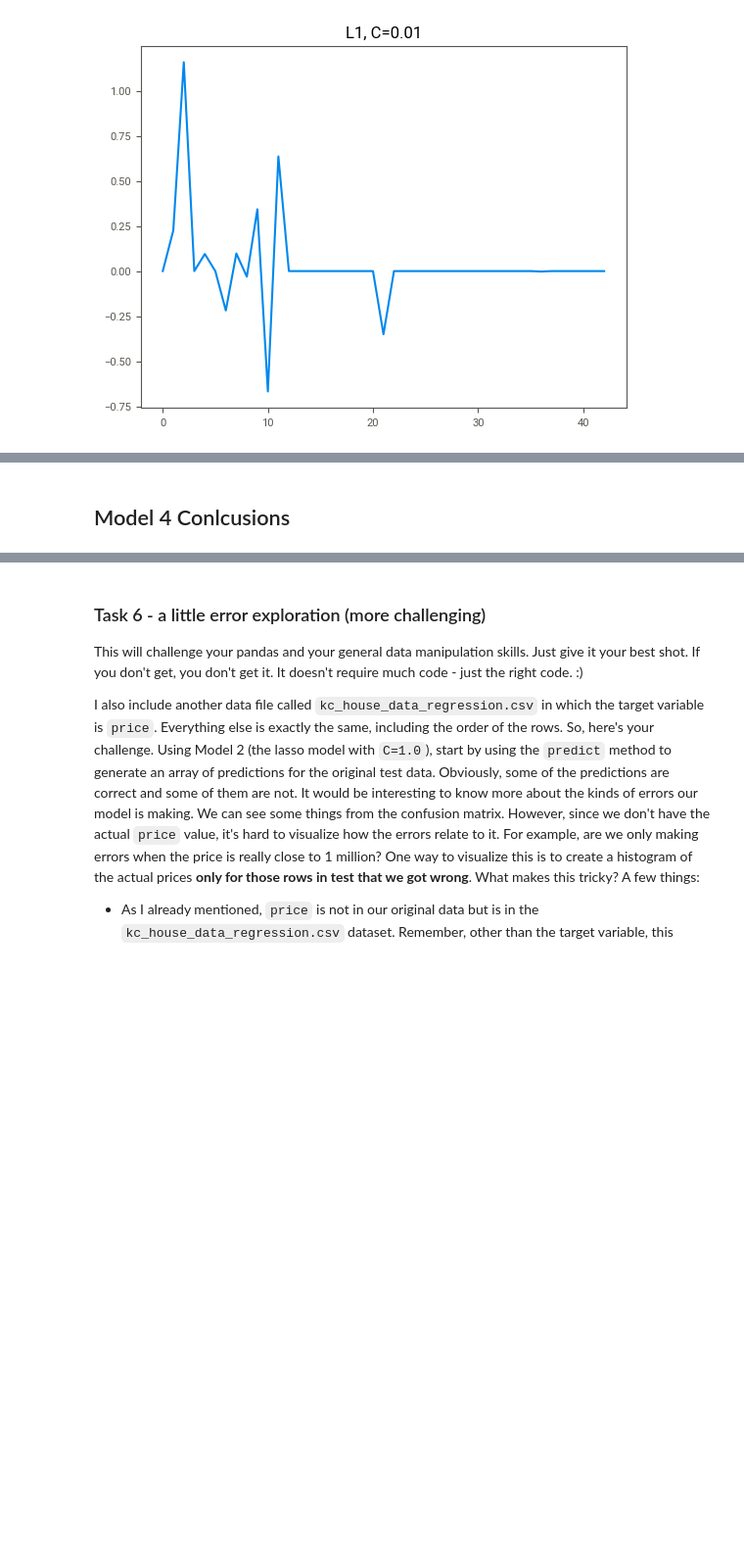
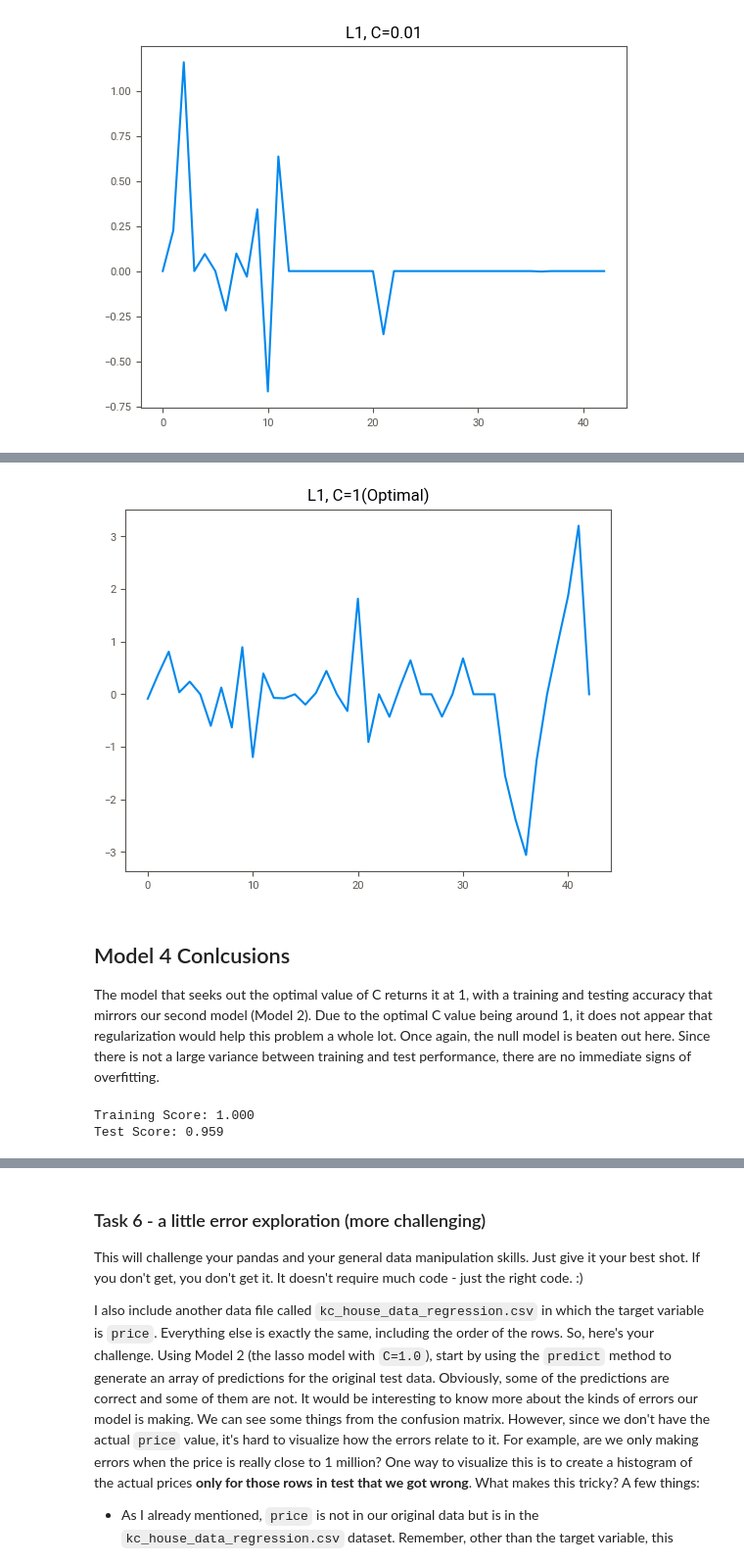
Before and after one commit to davidadewole10/hw1aap, a Jupyter notebook: aap_hw1_s24_sklearn.ipynb, the cells around one changed output, grey strips where cells are left out. Shown: that part at 98% size. Drawn from its saved outputs; the diff is of its cells as text; code cells hidden in the pictures; blank space fills up the shorter version.

```diff
--- a/aap_hw1_s24_sklearn.ipynb
+++ b/aap_hw1_s24_sklearn.ipynb
@@ -446,0 +415,25 @@ print("Test Score: %.3f" % clf4.score(X_test, y_test))
+# %%
+# Classifier Model
+clf_model4 = LogisticRegressionCV(
+    Cs=[0.001, 0.01, 0.1, 1, 10, 100, 1000],  # Reduced range of Cs
+    penalty='l1',
+    solver='saga',
+    max_iter=1000,  # Reduced max_iter
+    cv=5,
+    scoring='accuracy'
+)
+
+# Append Classifier to Preprocessing Pipeline
+clf4 = Pipeline(steps=[('preprocessor', preprocessor),
+                       ('classifier', clf_model4)])
+
+# Fit the model
+clf4.fit(X_train, y_train)
+
+# Optimal C value
+optimal_C = clf_model4.C_[0]
+
+# Print scores
+print("Training Score: %.3f" % clf4.score(X_train, y_train))
+print("Test Score: %.3f" % clf4.score(X_test, y_test))
+print(f"The optimal C value is: {optimal_C}")
@@ -449,7 +464,11 @@ print("Test Score: %.3f" % clf4.score(X_test, y_test))
 # %%
 # Model 4 - Correlation Plot
+coef_plot(clf4, 'L1, C=1(Optimal)')
+# %% [output]
+[figure, added]
 # %% [markdown]
 ## Model 4 Conlcusions
+The model that seeks out the optimal value of C returns it at 1, with a training and testing accuracy that mirrors our second model (Model 2). Due to the optimal C value being around 1, it does not appear that regularization would help this problem a whole lot. Once again, the null model is beaten out here. Since there is not a large variance between training and test performance, there are no immediate signs of overfitting.
 # %%
 # Task 5 - Simple Decision Tree
 clf_Model5 = DecisionTreeClassifier(random_state=0)
@@ -461,5 +480,8 @@ clf5 = Pipeline(steps=[('preprocessor', preprocessor),
 clf5.fit(X_train, y_train)
 print("Training Score: %.3f" % clf5.score(X_train, y_train))
 print("Test Score: %.3f" % clf5.score(X_test, y_test))
+# %% [output]
+Training Score: 1.000
+Test Score: 0.959
 # %%
 # Decision Tree Confusion Matrix
```
Also changed, not shown: parts of 30 cells of this notebook.
